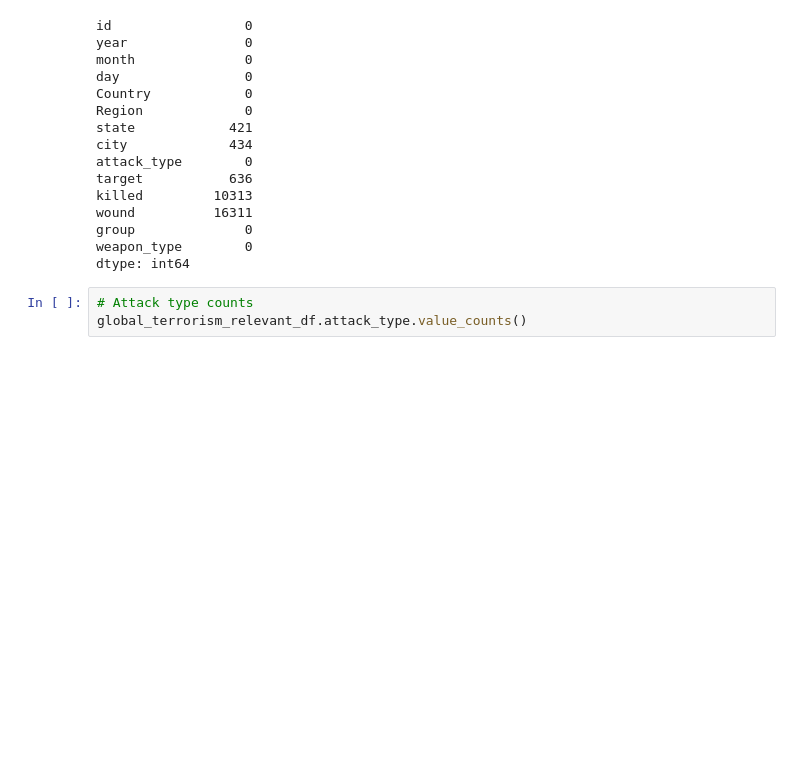
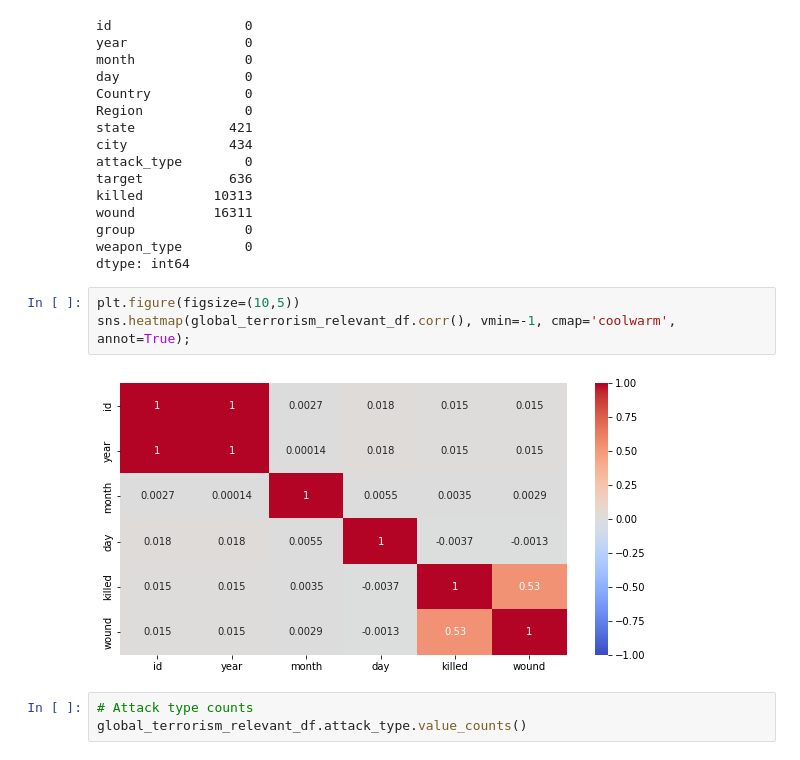
Before and after one commit to mmishra1092/Global-Terrorism-Analysis, a Jupyter notebook: MAYANK_MISHRA_Global_Terrorism_Analysis_Capstone_Project.ipynb, the cells around one changed output. Cells and saved outputs as stored; diff of their text form; blank space fills up the shorter version.

```diff
--- a/MAYANK_MISHRA_Global_Terrorism_Analysis_Capstone_Project.ipynb
+++ b/MAYANK_MISHRA_Global_Terrorism_Analysis_Capstone_Project.ipynb
@@ -150,6 +150,11 @@ wound          16311
 group              0
 weapon_type        0
 dtype: int64
+# %%
+plt.figure(figsize=(10,5))
+sns.heatmap(global_terrorism_relevant_df.corr(), vmin=-1, cmap='coolwarm', annot=True);
+# %% [output]
+[figure, added]
 # %%
 # Attack type counts
 global_terrorism_relevant_df.attack_type.value_counts()
```
Also changed, not shown: parts of 4 cells of this notebook.
